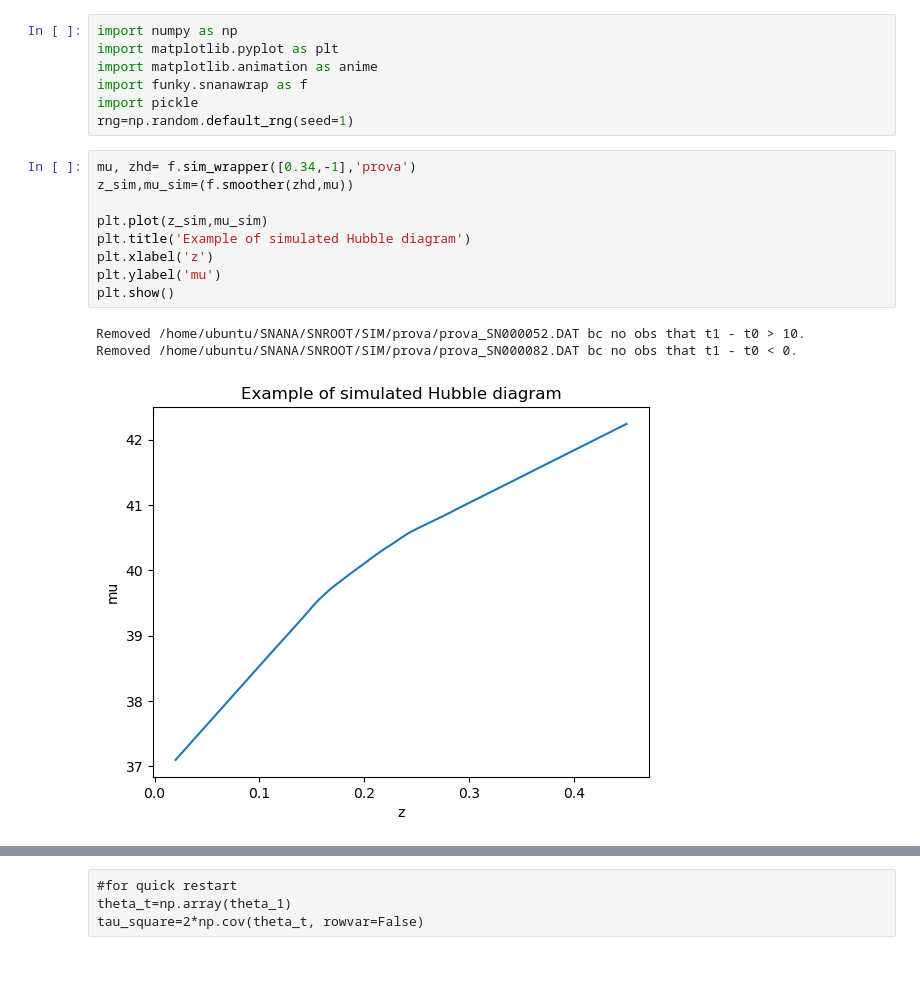
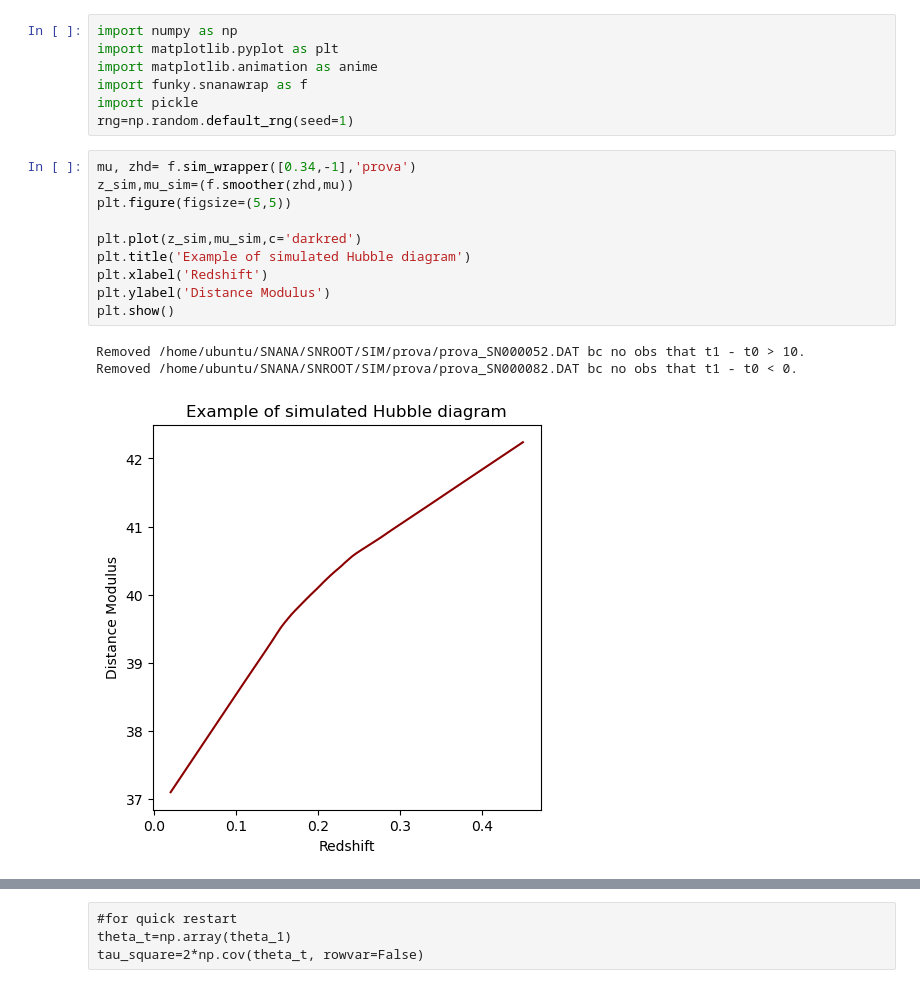
Before and after one commit to margherita-lera/SMC-ABC-for-Supernovae-Ia, a Jupyter notebook: abc_out.ipynb, the cells around one changed output, grey strips where cells are left out. Drawn from its saved outputs; the diff is of its cells as text.

```diff
--- a/abc_out.ipynb
+++ b/abc_out.ipynb
@@ -8,16 +8,17 @@ rng=np.random.default_rng(seed=1)
 # %%
 mu, zhd= f.sim_wrapper([0.34,-1],'prova')
 z_sim,mu_sim=(f.smoother(zhd,mu))
+plt.figure(figsize=(5,5))
 
-plt.plot(z_sim,mu_sim)
+plt.plot(z_sim,mu_sim,c='darkred')
 plt.title('Example of simulated Hubble diagram')
-plt.xlabel('z')
-plt.ylabel('mu')
+plt.xlabel('Redshift')
+plt.ylabel('Distance Modulus')
 plt.show()
 # %% [output]
 Removed /home/ubuntu/SNANA/SNROOT/SIM/prova/prova_SN000052.DAT bc no obs that t1 - t0 > 10.
 Removed /home/ubuntu/SNANA/SNROOT/SIM/prova/prova_SN000082.DAT bc no obs that t1 - t0 < 0.
-[figure, old version]
+[figure, new version]
 # %%
 mu_data,z_data=f.extract_mu_zhd_from_file('/home/ubuntu/SNANA/salt2mus/realdata/SALT2mu_realdata.FITRES')
 # summary statistic of real data
```
Also changed, not shown: parts of 4 cells of this notebook, 2 other files.
